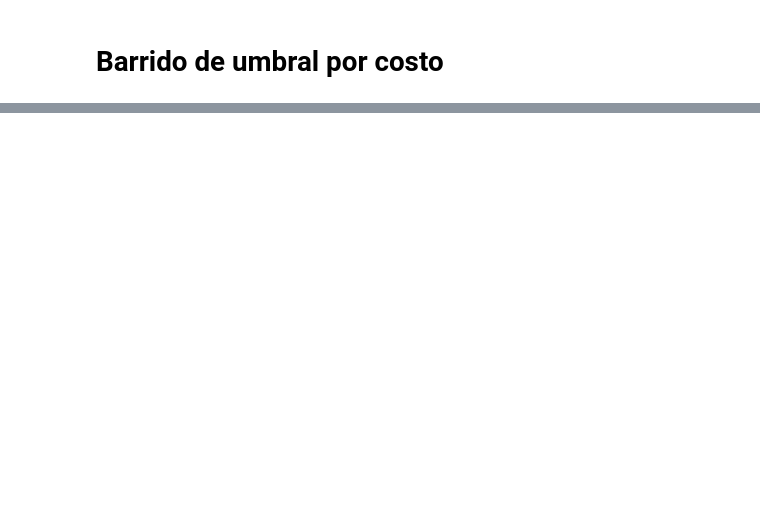
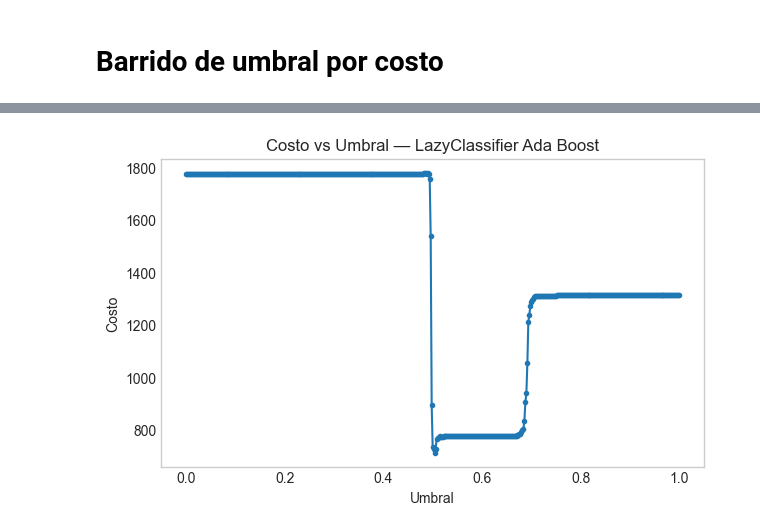
Before and after one commit to plijtmaer/fundamentos-aprendizaje-automatico, a Jupyter notebook: Notebooks/5- Interpretacion Models.ipynb, the cells around one changed output, grey strips where cells are left out. Drawn from its saved outputs; the diff is of its cells as text; code cells hidden in the pictures; blank space fills up the shorter version.

```diff
--- a/Notebooks/5- Interpretacion Models.ipynb
+++ b/Notebooks/5- Interpretacion Models.ipynb
@@ -486,0 +136,3 @@ El modelo calibrado y regularizado ofrece:
+# %%
+df_thr_lc = calcular_umbral_costo(y_true, y_score_lc, C_FP, C_FN, THRS)
+df_thr_py = calcular_umbral_costo(y_true, y_score_py, C_FP, C_FN, THRS)
@@ -486,0 +167,4 @@ El modelo calibrado y regularizado ofrece:
+# %%
+threshold_cost_curve(df_thr_lc, "LazyClassifier Ada Boost")
+# %% [output]
+[figure, added]
```
Also changed, not shown: parts of 31 cells of this notebook.
